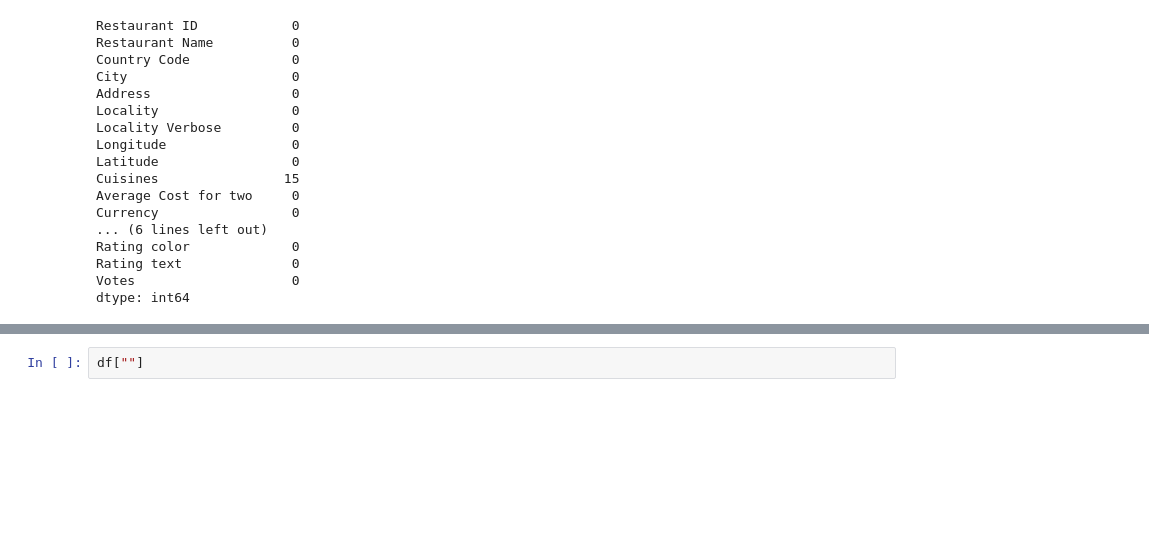
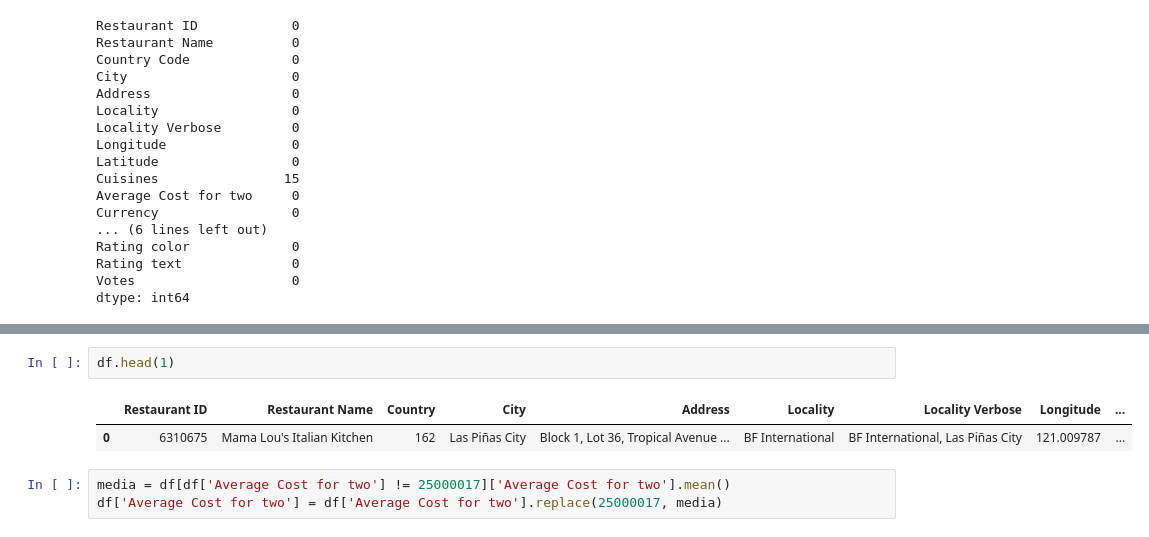
Before and after one commit to Felipeosouz/Fome-Zero-Data-Analisys, a Jupyter notebook: fomezero.ipynb, the cells around one changed output, grey strips where cells are left out. Saved outputs shown, nothing was run; the diff lists cells and outputs as text; blank space fills up the shorter version.

```diff
--- a/fomezero.ipynb
+++ b/fomezero.ipynb
@@ -41,4 +55,10 @@ df.shape
 # %% [output]
 (6929, 20)
 # %%
-df[""]
+df.head(1)
+# %% [output]
+|  | Restaurant ID | Restaurant Name | Country | City | Address | Locality | Locality Verbose | Longitude | ... |
+| 0 | 6310675 | Mama Lou's Italian Kitchen | 162 | Las Piñas City | Block 1, Lot 36, Tropical Avenue ... | BF International | BF International, Las Piñas City | 121.009787 | ... |
+# %%
+media = df[df['Average Cost for two'] != 25000017]['Average Cost for two'].mean()
+df['Average Cost for two'] = df['Average Cost for two'].replace(25000017, media)
```
Also changed, not shown: parts of 55 cells of this notebook.
